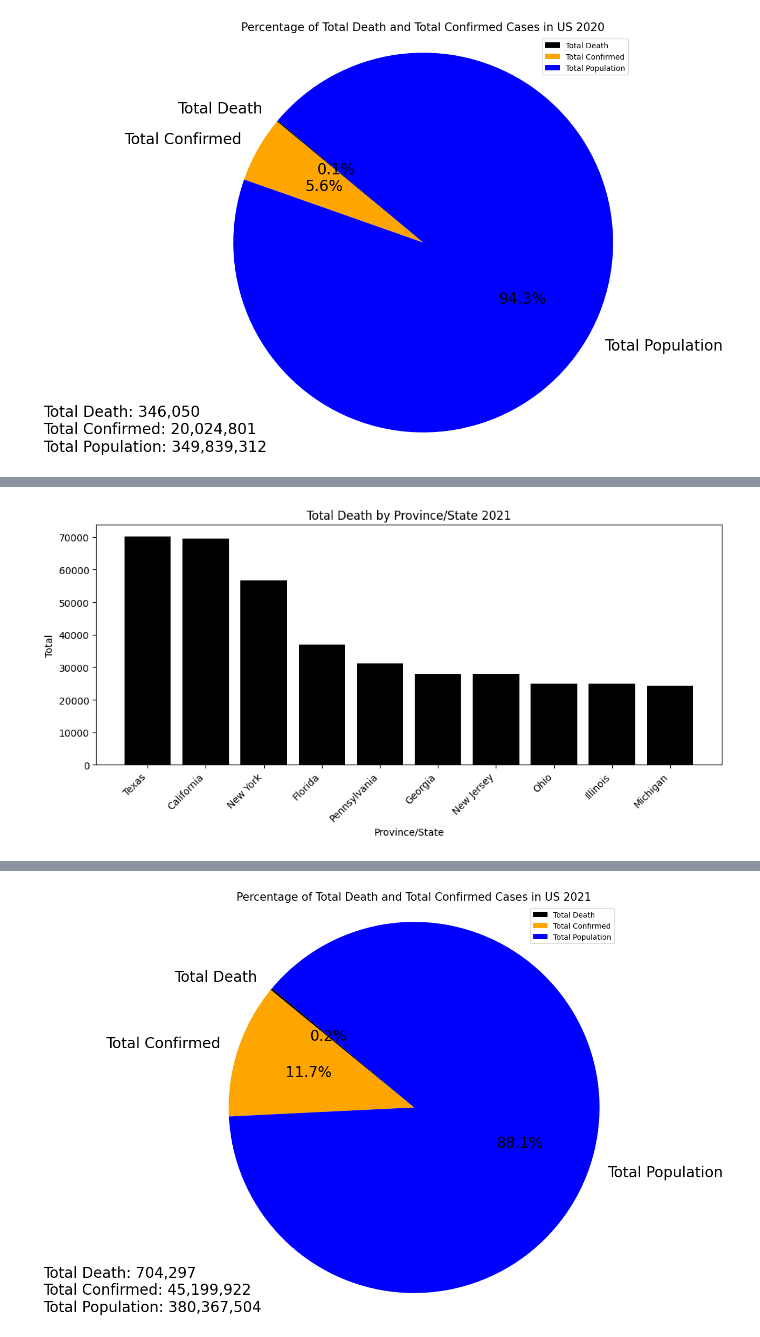
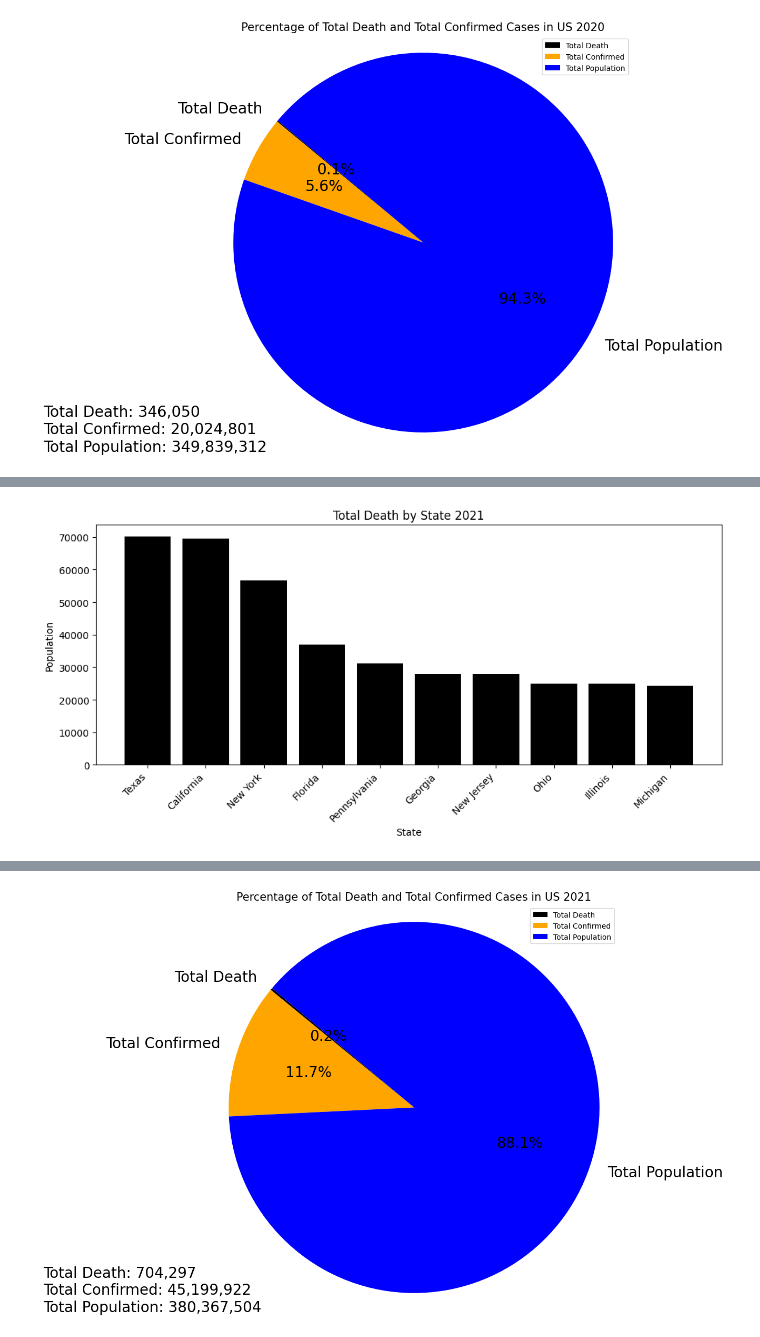
Before and after one commit to AppleBoiy/cs203-c19-analysis, a Jupyter notebook: code/ranking.ipynb, the cells around one changed output, grey strips where cells are left out. Cells and saved outputs as stored; diff of their text form; code cells hidden in the pictures.

```diff
--- a/code/ranking.ipynb
+++ b/code/ranking.ipynb
@@ -140,22 +140,22 @@ plt.show()
 # %%
 state_dt21 = date21.groupby('Province/State')[['Total Death', 'Total Confirmed']].sum().reset_index()
 state_dt21 = state_dt21.sort_values(by='Total Death', ascending=False)
 
 plt.figure(figsize=(10, 5))
 state_dt21 = state_dt21.head(10)
 
 plt.bar(state_dt21['Province/State'], state_dt21['Total Death'], color='black', label='Total Death')
 
-plt.xlabel('Province/State')
-plt.ylabel('Total')
-plt.title('Total Death by Province/State 2021')
+plt.xlabel('State')
+plt.ylabel('Population')
+plt.title('Total Death by State 2021')
 
 plt.xticks(rotation=45, ha="right")
 
 plt.tight_layout()
 plt.show()
 # %% [output]
-[figure, old version]
+[figure, new version]
 # %%
 state_dt21 = date21.groupby('Province/State')[['Total Death', 'Total Confirmed']].sum().reset_index()
 state_dt21 = state_dt21.sort_values(by='Total Confirmed', ascending=False)
```
Also changed, not shown: parts of 8 cells of this notebook.
